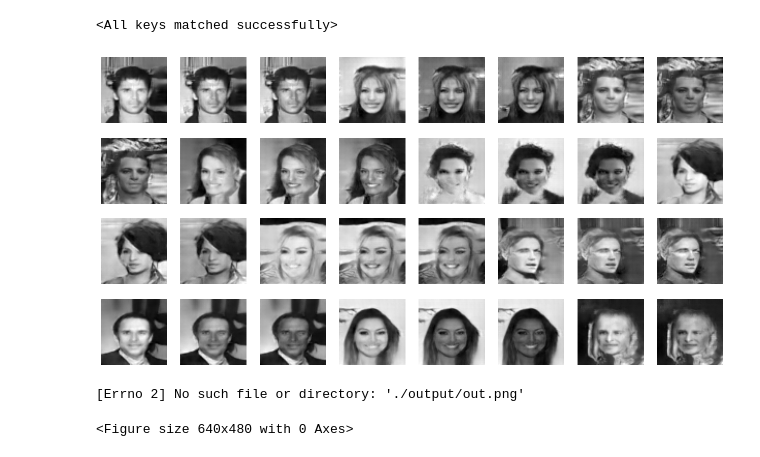
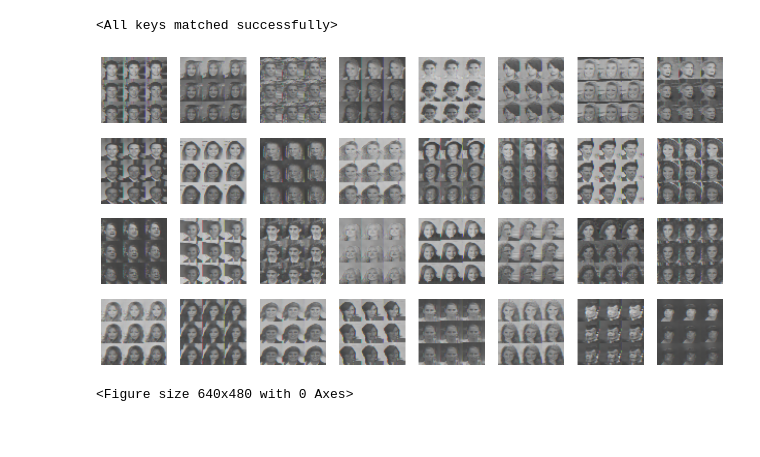
Before and after one commit to Vishwa2684/DCGAN, a Jupyter notebook: eval.ipynb, the cells around one changed output. Drawn from its saved outputs; the diff is of its cells as text; code cells hidden in the pictures.

```diff
--- a/eval.ipynb
+++ b/eval.ipynb
@@ -62,33 +62,32 @@ new_generated_celebs = new_generated_celebs.cpu().detach().numpy()
 # %%
 import matplotlib.pyplot as plt
 
 try:
     # Normalize the generated images from [-1, 1] to [0, 1]
     # generated_imgs_cpu = (new_generated_celebs + 1) / 2.0
 
     # Reshape to (batch_size, height, width, channels) assuming RGB images
-    generated_imgs_cpu = generated_imgs_cpu.reshape(-1, 64, 64)
+    generated_imgs_cpu = generated_imgs_cpu.reshape(-1, 64, 64,3)
 
     # Set the number of images you want to display
     num_images = 32
 
     # Create a grid of 4x8 for 32 images
     fig, axs = plt.subplots(4, 8, figsize=(16, 8))
 
     # Plot each image
     for i in range(4):
         for j in range(8):
             index = i * 8 + j
             if index < num_images:
                 axs[i, j].imshow(generated_imgs_cpu[index],cmap='gray')
                 axs[i, j].axis('off')  # Turn off axis for a cleaner look
 
     # Display the grid of images
     plt.show()
-    plt.savefig('./output/out.png')
+    plt.savefig('./output/out_color_test.png')
 except Exception as e:
     print(e)
 # %% [output]
-[figure, old version]
+[figure, new version]
-[Errno 2] No such file or directory: './output/out.png'
+<Figure size 640x480 with 0 Axes>
-<Figure size 640x480 with 0 Axes>
```
